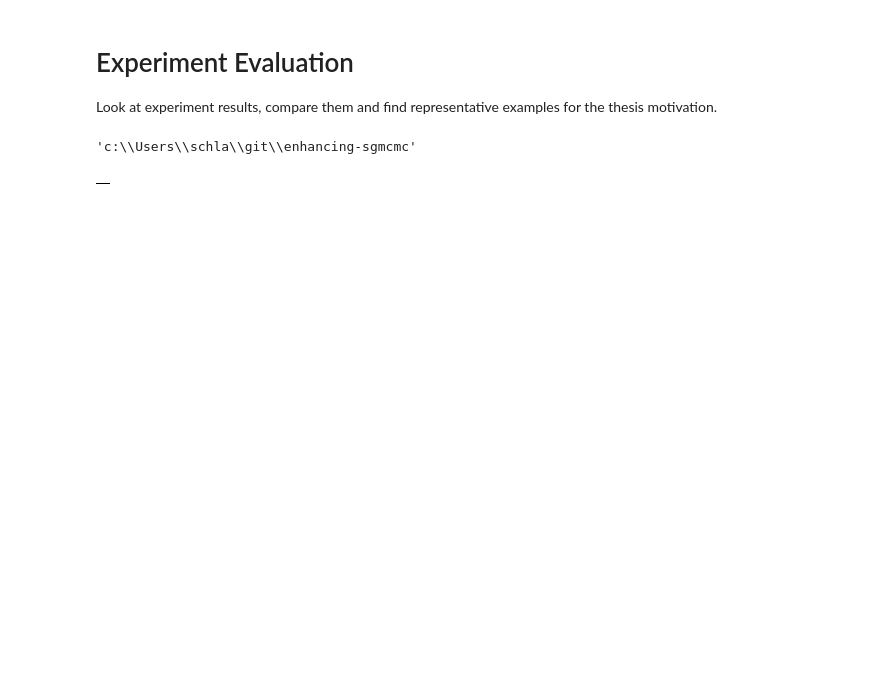
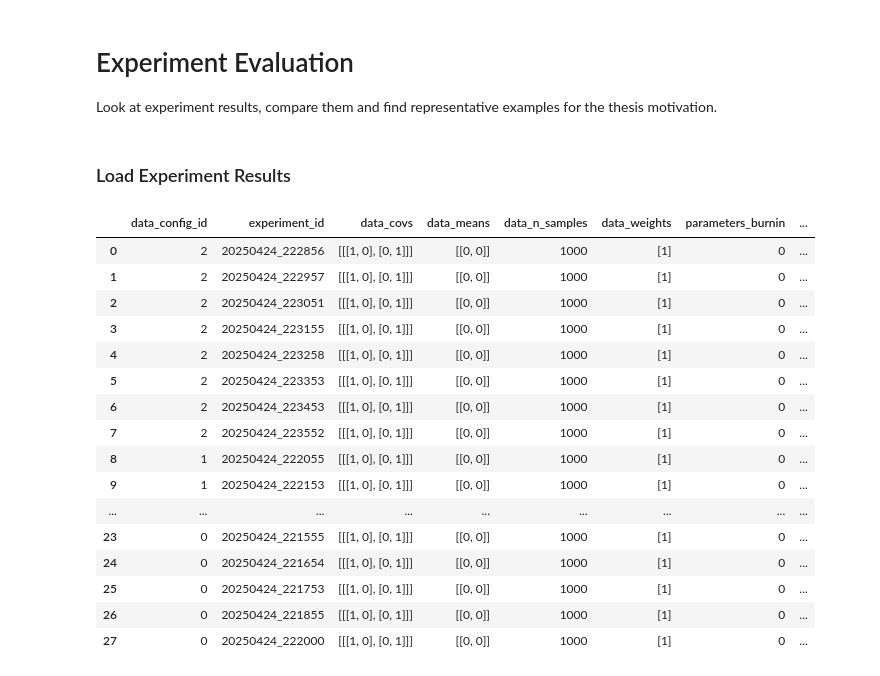
Before and after one commit to mo374z/enhancing-sgmcmc, a Jupyter notebook: notebooks/evaluate_experiments.ipynb, the cells around one changed output. Drawn from its saved outputs; the diff is of its cells as text; code cells hidden in the pictures; blank space fills up the shorter version.

```diff
--- a/notebooks/evaluate_experiments.ipynb
+++ b/notebooks/evaluate_experiments.ipynb
@@ -8,26 +12,42 @@ import pandas as pd
 # %%
 os.chdir("..")
-# %%
-os.getcwd()
-# %% [output]
-'c:\\Users\\schla\\git\\enhancing-sgmcmc'
+# %% [markdown]
+### Load Experiment Results
 # %%
 experiment_name = "unimodal_gaussian"
 
-path = f"results/{experiment_name}/*/"
-files = glob(path + "*.yaml")
+path = f"results\\{experiment_name}\\**\\"
+files = glob(path + "*.yaml", recursive=True)
 
 df = pd.DataFrame()
 for file in files:
     # flatten yaml and convert to dataframe (concat column names with _)
-    df_temp = pd.read_yaml(file, flatten=True)
+    df_temp = yaml.load(open(file), Loader=yaml.FullLoader)
+    # flatten the dictionary
     df_temp = pd.json_normalize(df_temp, sep="_")
+
     # add file name as column
     df_temp["file"] = file.split("/")[-1]
     # add to dataframe
     df = pd.concat([df, df_temp], ignore_index=True)
 
 df
 # %% [output]
-|  |
+|  | data_config_id | experiment_id | data_covs | data_means | data_n_samples | data_weights | parameters_burnin | ... |
+| 0 | 2 | 20250424_222856 | [[[1, 0], [0, 1]]] | [[0, 0]] | 1000 | [1] | 0 | ... |
+| 1 | 2 | 20250424_222957 | [[[1, 0], [0, 1]]] | [[0, 0]] | 1000 | [1] | 0 | ... |
+| 2 | 2 | 20250424_223051 | [[[1, 0], [0, 1]]] | [[0, 0]] | 1000 | [1] | 0 | ... |
+| 3 | 2 | 20250424_223155 | [[[1, 0], [0, 1]]] | [[0, 0]] | 1000 | [1] | 0 | ... |
+| 4 | 2 | 20250424_223258 | [[[1, 0], [0, 1]]] | [[0, 0]] | 1000 | [1] | 0 | ... |
+| 5 | 2 | 20250424_223353 | [[[1, 0], [0, 1]]] | [[0, 0]] | 1000 | [1] | 0 | ... |
+| 6 | 2 | 20250424_223453 | [[[1, 0], [0, 1]]] | [[0, 0]] | 1000 | [1] | 0 | ... |
+| 7 | 2 | 20250424_223552 | [[[1, 0], [0, 1]]] | [[0, 0]] | 1000 | [1] | 0 | ... |
+| 8 | 1 | 20250424_222055 | [[[1, 0], [0, 1]]] | [[0, 0]] | 1000 | [1] | 0 | ... |
+| 9 | 1 | 20250424_222153 | [[[1, 0], [0, 1]]] | [[0, 0]] | 1000 | [1] | 0 | ... |
+| ... | ... | ... | ... | ... | ... | ... | ... | ... |
+| 23 | 0 | 20250424_221555 | [[[1, 0], [0, 1]]] | [[0, 0]] | 1000 | [1] | 0 | ... |
+| 24 | 0 | 20250424_221654 | [[[1, 0], [0, 1]]] | [[0, 0]] | 1000 | [1] | 0 | ... |
+| 25 | 0 | 20250424_221753 | [[[1, 0], [0, 1]]] | [[0, 0]] | 1000 | [1] | 0 | ... |
+| 26 | 0 | 20250424_221855 | [[[1, 0], [0, 1]]] | [[0, 0]] | 1000 | [1] | 0 | ... |
+| 27 | 0 | 20250424_222000 | [[[1, 0], [0, 1]]] | [[0, 0]] | 1000 | [1] | 0 | ... |
 # %%
```
Also changed, not shown: parts of 2 cells of this notebook, 2 other files.
